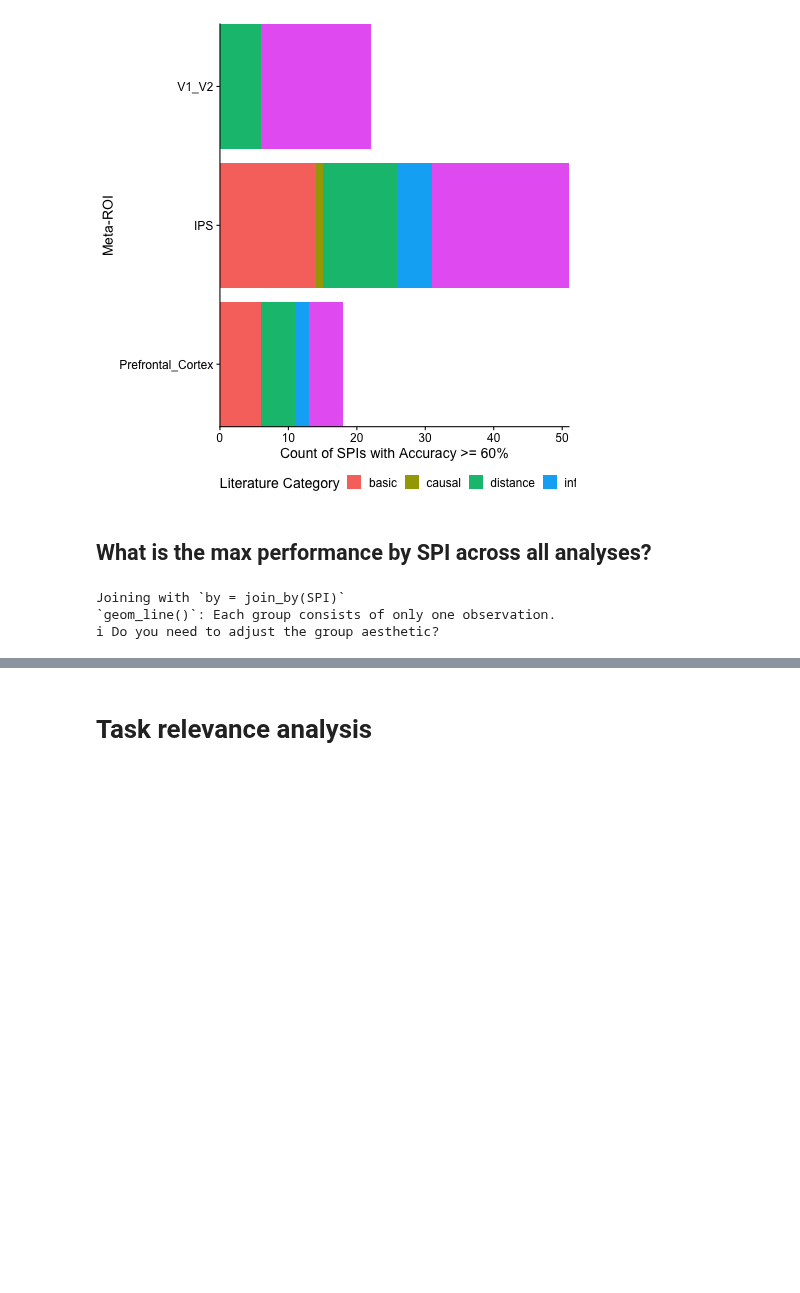
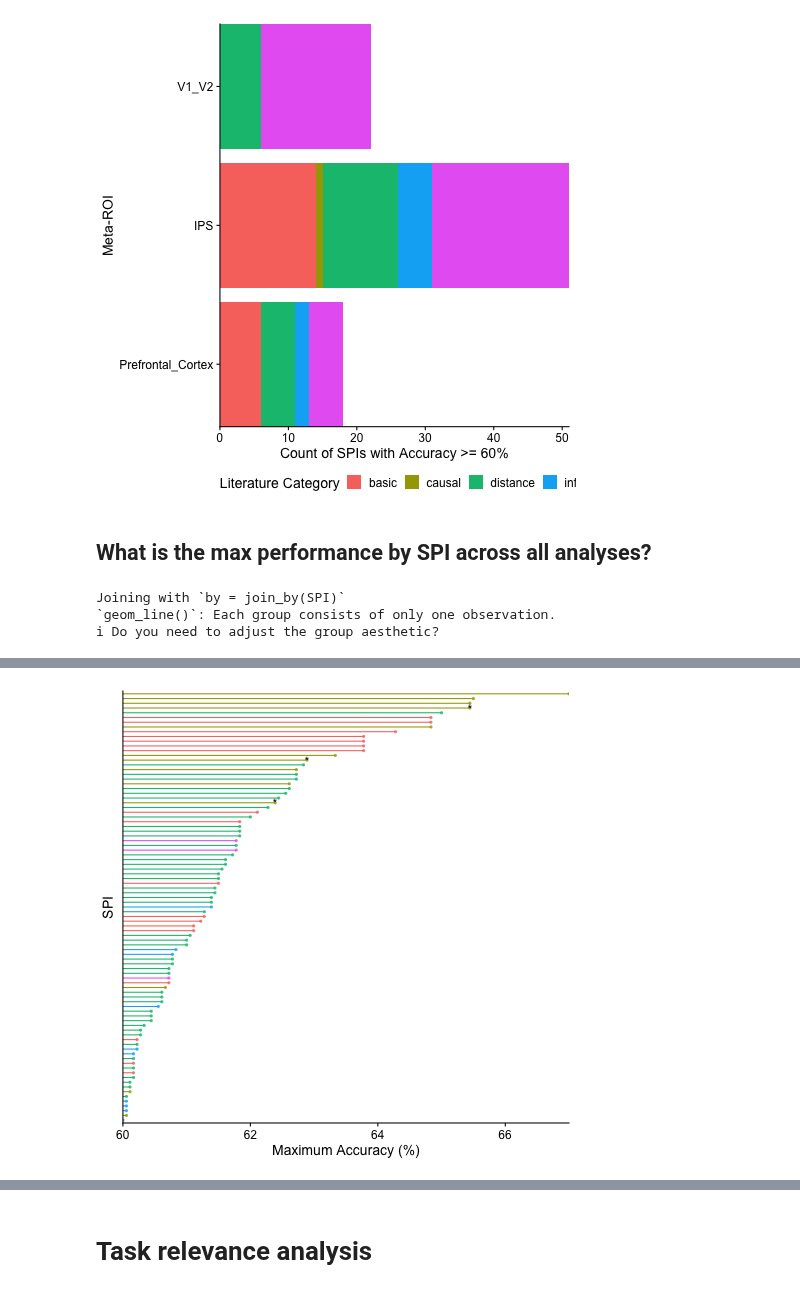
Before and after one commit to anniegbryant/MEG_functional_connectivity, a Jupyter notebook: data_visualization/inter_subject_classification.ipynb, the cells around one changed output, grey strips where cells are left out. Cells and saved outputs as stored; diff of their text form; code cells hidden in the pictures; blank space fills up the shorter version.

```diff
--- a/data_visualization/inter_subject_classification.ipynb
+++ b/data_visualization/inter_subject_classification.ipynb
@@ -483,18 +465,11 @@ Joining with `by = join_by(SPI, Directionality, Literature_category, Module)`
 %%R -i averaged_stimulus_type_LR_classification_res,pyspi_SPI_info
 
 averaged_stimulus_type_LR_classification_res %>%
-       filter(meta_ROI_pair %in% c("Category_Selective__V1_V2",
-              "V1_V2__Category_Selective",
-              "Category_Selective__Prefrontal_Cortex",
-              "Prefrontal_Cortex__Category_Selective",
-              "Category_Selective__IPS",
-              "IPS__Category_Selective"),
-           stimulus_combo != "('face', 'non-face')") %>%
     group_by(SPI) %>%
     filter(accuracy==max(accuracy, na.rm=T)) %>%
     ungroup() %>%
     distinct(SPI, accuracy) %>%
-    filter(accuracy > 0.5) %>%
+    filter(accuracy > 0.6) %>%
     left_join(., pyspi_SPI_info) %>%
     mutate(SPI = fct_reorder(SPI, accuracy, .desc=F),
            Literature_category = factor(Literature_category,
@@ -504,7 +479,7 @@ averaged_stimulus_type_LR_classification_res %>%
     ggplot(data=., mapping=aes(x=SPI, y=100*accuracy)) +
     geom_point(aes(color=Literature_category), alpha=0.8, stroke=0) +
     # Add a line from the point to the x-axis
-    geom_segment(aes(xend=SPI, yend=50, color=Literature_category)) +
+    geom_segment(aes(xend=SPI, yend=60, color=Literature_category)) +
     geom_line() +
     geom_text(aes(label=SPI_label), size=4) +
     ylab("Maximum Accuracy (%)") +
@@ -513,7 +488,7 @@ averaged_stimulus_type_LR_classification_res %>%
     theme(axis.text.y = element_blank(),
           axis.ticks.y = element_blank(),
           legend.position="none")
-ggsave('../plots/inter_subject_classification/Max_classification_performance_by_SPI_category.svg', width=3, height=8, units='in', dpi=300)
+# ggsave('../plots/inter_subject_classification/Max_classification_performance_by_SPI_category.svg', width=3, height=8, units='in', dpi=300)
 # %% [output]
 Joining with `by = join_by(SPI)`
 `geom_line()`: Each group consists of only one observation.
@@ -523 +500,2 @@ Removed 241 rows containing missing values or values outside the scale range
 (`geom_text()`).
+[figure, added]
```
Also changed, not shown: parts of 4 cells of this notebook, 5 other files.
